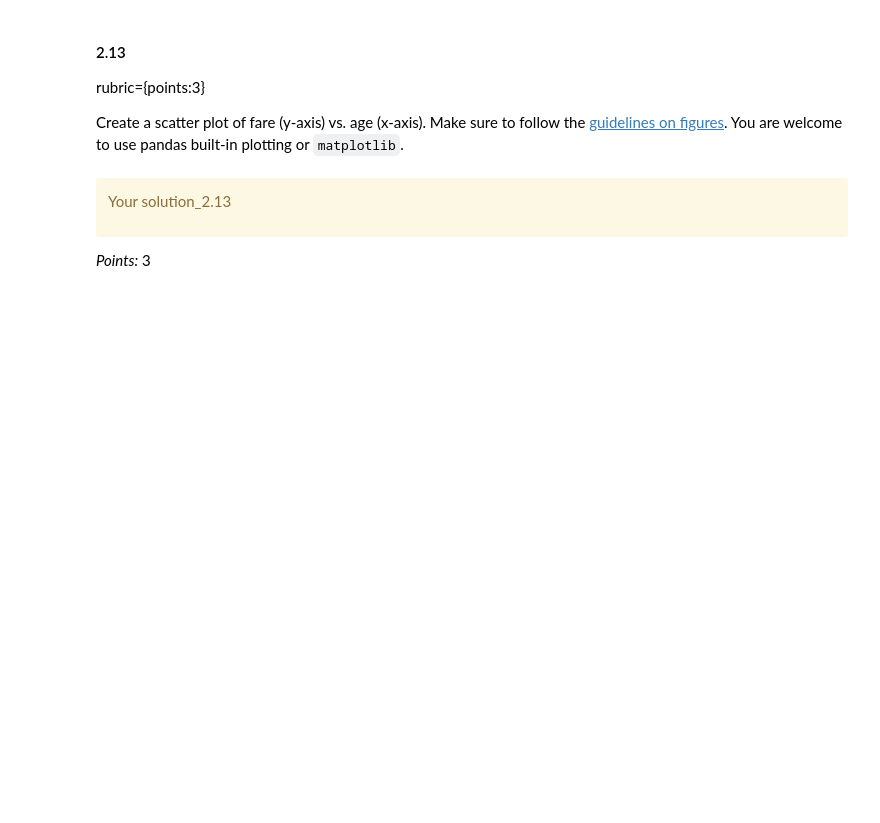
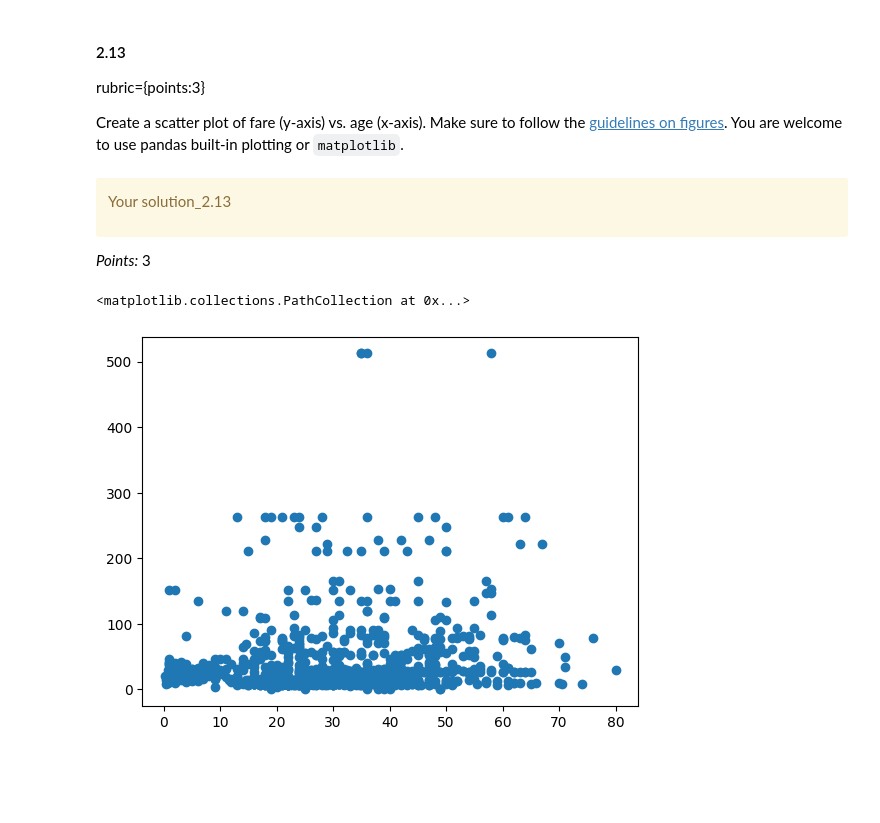
Before and after one commit to DoiBoi/cpsc330-hw1, a Jupyter notebook: hw1.ipynb, the cells around one changed output. Drawn from its saved outputs; the diff is of its cells as text; code cells hidden in the pictures; blank space fills up the shorter version.

```diff
--- a/hw1.ipynb
+++ b/hw1.ipynb
@@ -496,3 +494,9 @@ _Points:_ 3
+# %%
+plt.scatter(titanic_df['age'], titanic_df['fare'])
+...
+# %% [output]
+<matplotlib.collections.PathCollection at 0x...>
+[figure, added]
 # %% [markdown]
 <!-- END QUESTION -->
 
```
Also changed, not shown: parts of 12 cells of this notebook.
